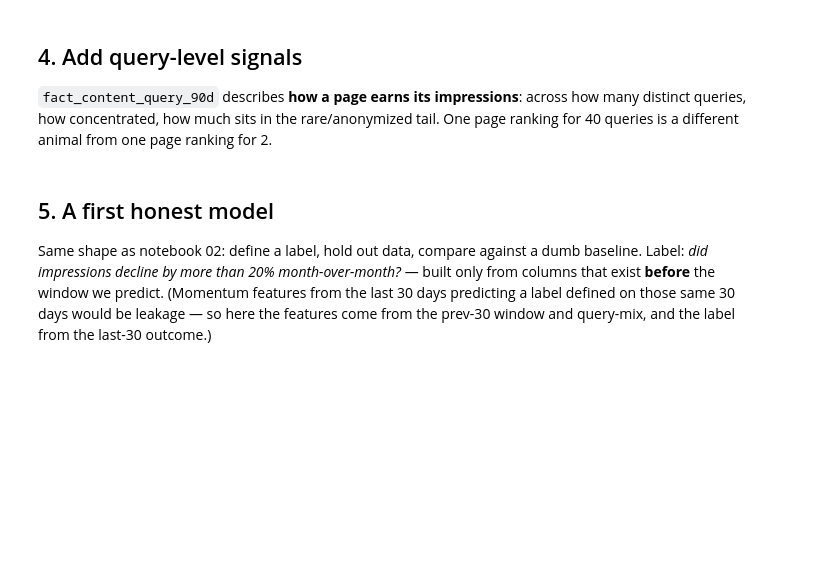
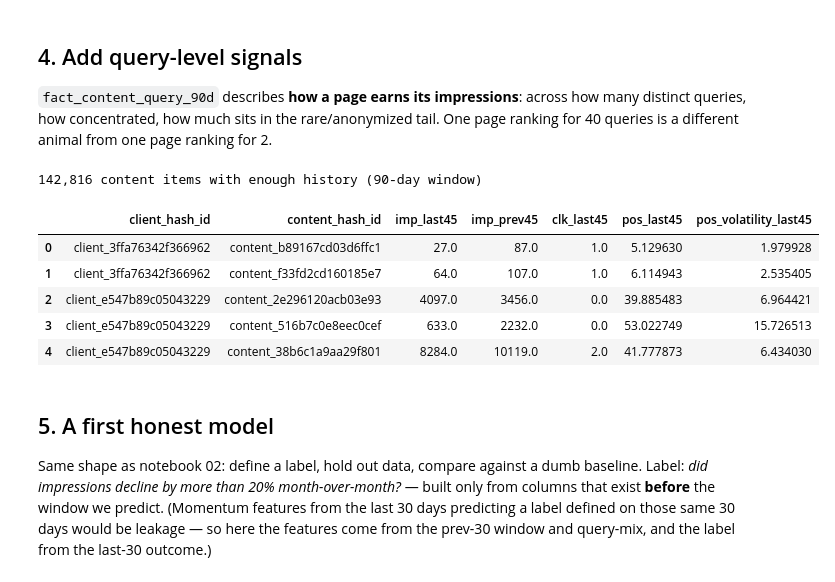
Before and after one commit to Saurabh07-Nishad/flyrank-ml-internship, a Jupyter notebook: notebooks/03_working_with_the_full_release.ipynb, the cells around one changed output. Saved outputs shown, nothing was run; the diff lists cells and outputs as text; code cells hidden in the pictures; blank space fills up the shorter version.

```diff
--- a/notebooks/03_working_with_the_full_release.ipynb
+++ b/notebooks/03_working_with_the_full_release.ipynb
@@ -130,3 +144,32 @@ data.head()
+# %%
+features_90 = con.sql(f"""
+    WITH bounds AS (
+        SELECT MAX(report_date) AS end_d FROM {TABLES['fact_daily']}
+    ),
+    windowed AS (
+        SELECT f.client_hash_id, f.content_hash_id,
+            SUM(CASE WHEN f.report_date > b.end_d - INTERVAL 45 DAY THEN f.gsc_impressions ELSE 0 END) AS imp_last45,
+            SUM(CASE WHEN f.report_date <= b.end_d - INTERVAL 45 DAY THEN f.gsc_impressions ELSE 0 END) AS imp_prev45,
+            SUM(CASE WHEN f.report_date > b.end_d - INTERVAL 45 DAY THEN f.gsc_clicks ELSE 0 END) AS clk_last45,
+            AVG(CASE WHEN f.report_date > b.end_d - INTERVAL 45 DAY THEN f.gsc_avg_position END) AS pos_last45,
+            STDDEV(CASE WHEN f.report_date > b.end_d - INTERVAL 45 DAY THEN f.gsc_avg_position END) AS pos_volatility_last45
+        FROM {TABLES['fact_daily']} f, bounds b
+        WHERE f.report_date > b.end_d - INTERVAL 90 DAY
+        GROUP BY 1, 2
+        HAVING imp_prev45 >= 50
+    )
+    SELECT * FROM windowed
+""").df()
+print(f'{len(features_90):,} content items with enough history (90-day window)')
+features_90.head()
+# %% [output]
+142,816 content items with enough history (90-day window)
+|  | client_hash_id | content_hash_id | imp_last45 | imp_prev45 | clk_last45 | pos_last45 | pos_volatility_last45 |
+| 0 | client_3ffa76342f366962 | content_b89167cd03d6ffc1 | 27.0 | 87.0 | 1.0 | 5.129630 | 1.979928 |
+| 1 | client_3ffa76342f366962 | content_f33fd2cd160185e7 | 64.0 | 107.0 | 1.0 | 6.114943 | 2.535405 |
+| 2 | client_e547b89c05043229 | content_2e296120acb03e93 | 4097.0 | 3456.0 | 0.0 | 39.885483 | 6.964421 |
+| 3 | client_e547b89c05043229 | content_516b7c0e8eec0cef | 633.0 | 2232.0 | 0.0 | 53.022749 | 15.726513 |
+| 4 | client_e547b89c05043229 | content_38b6c1a9aa29f801 | 8284.0 | 10119.0 | 2.0 | 41.777873 | 6.434030 |
 # %% [markdown]
 ## 5. A first honest model
 
```
Also changed, not shown: parts of 9 cells of this notebook.
